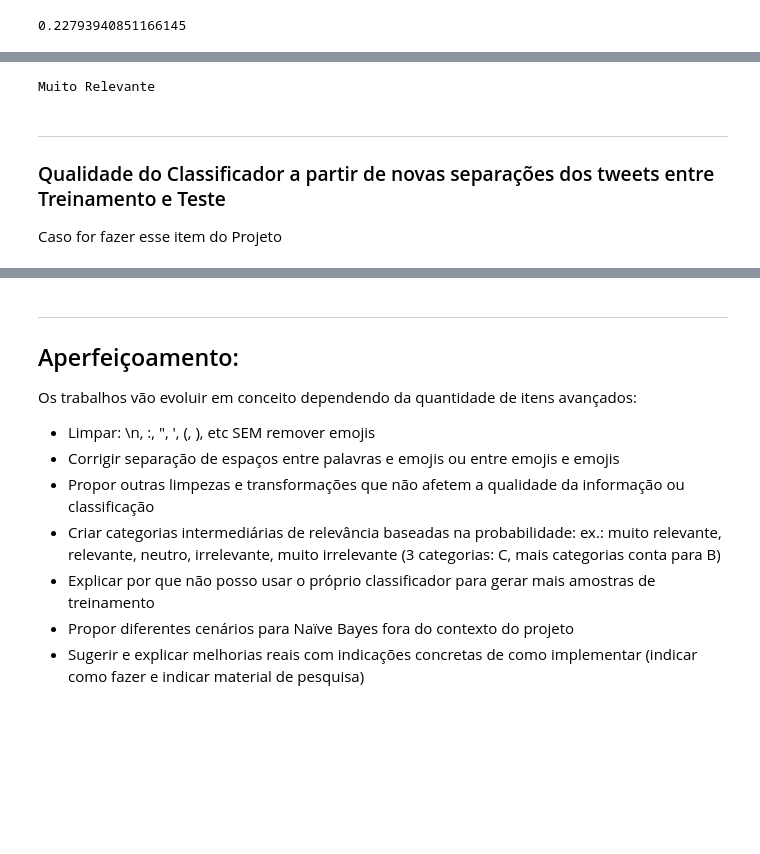
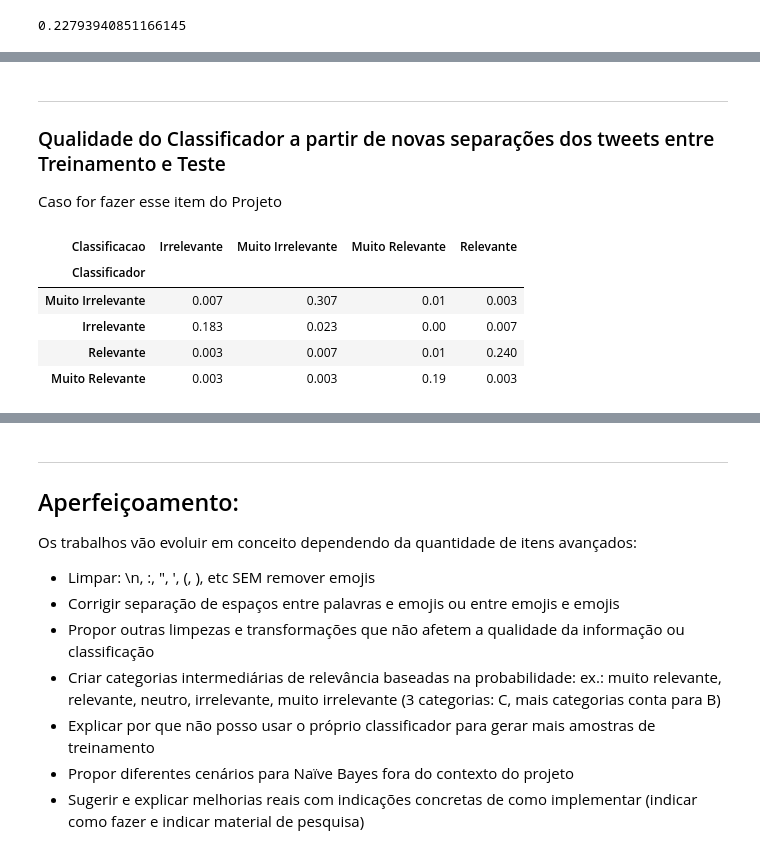
Before and after one commit to alicealongman/P1-cdados, a Jupyter notebook: Projeto1_Layout_Classificador.ipynb, the cells around one changed output, grey strips where cells are left out. Drawn from its saved outputs; the diff is of its cells as text; code cells hidden in the pictures; blank space fills up the shorter version.

```diff
--- a/Projeto1_Layout_Classificador.ipynb
+++ b/Projeto1_Layout_Classificador.ipynb
@@ -320,7 +324,3 @@ def classifica (frase):
         return 'Relevante'
     if max(probabilidades) == probabilidades[3]:
         return 'Muito Relevante'
-# %%
-print(classifica("trabalho escravo"))
-# %% [output]
-Muito Relevante
@@ -329,3 +331,15 @@ ___
 ### Qualidade do Classificador a partir de novas separações dos tweets entre Treinamento e Teste
 
 Caso for fazer esse item do Projeto
+# %%
+train['Classificacao'] = train['Treinamento'].apply(classifica)
+# %%
+tabela = pd.crosstab(train['Classificador'], train['Classificacao'], normalize='all').round(3)
+tabela
+# %% [output]
+| Classificacao | Irrelevante | Muito Irrelevante | Muito Relevante | Relevante |
+| Classificador |  |  |  |  |
+| Muito Irrelevante | 0.007 | 0.307 | 0.01 | 0.003 |
+| Irrelevante | 0.183 | 0.023 | 0.00 | 0.007 |
+| Relevante | 0.003 | 0.007 | 0.01 | 0.240 |
+| Muito Relevante | 0.003 | 0.003 | 0.19 | 0.003 |
```
Also changed, not shown: parts of 16 cells of this notebook.
